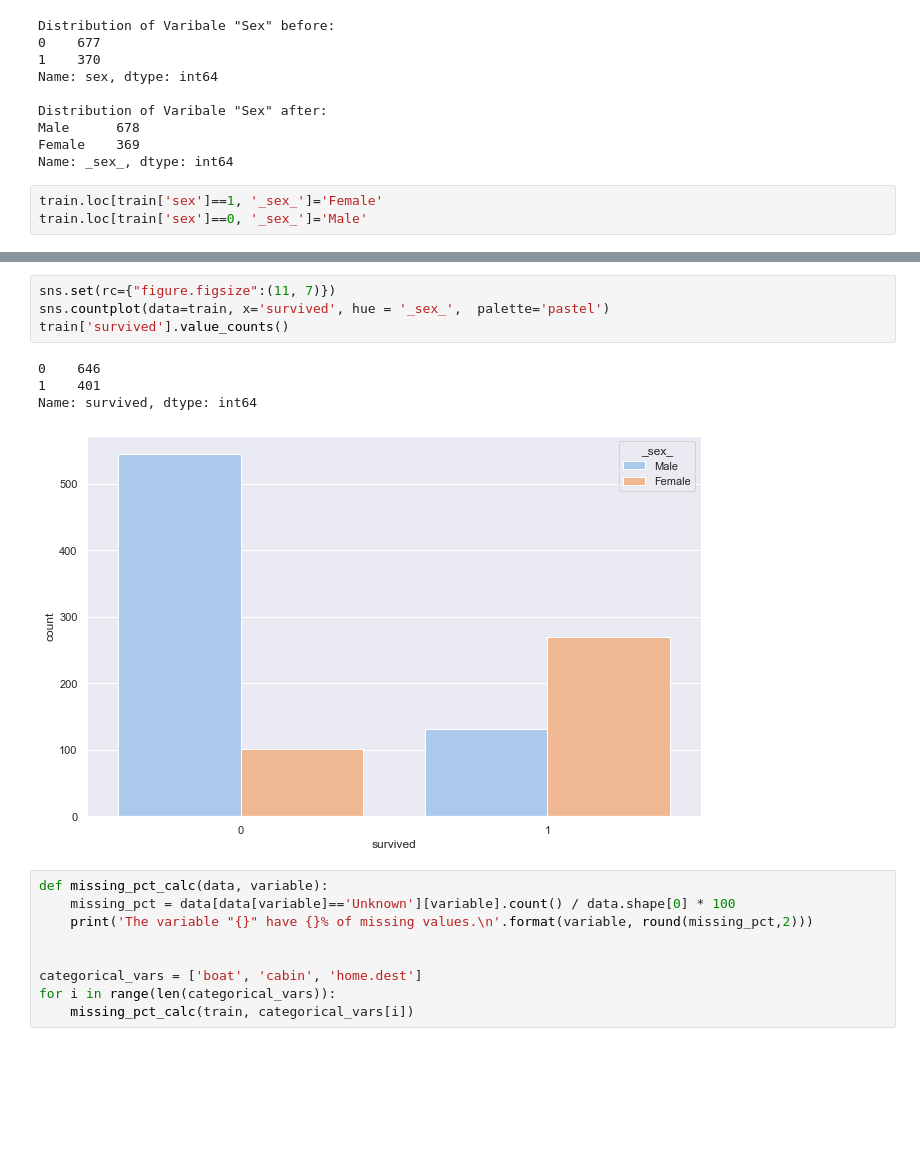
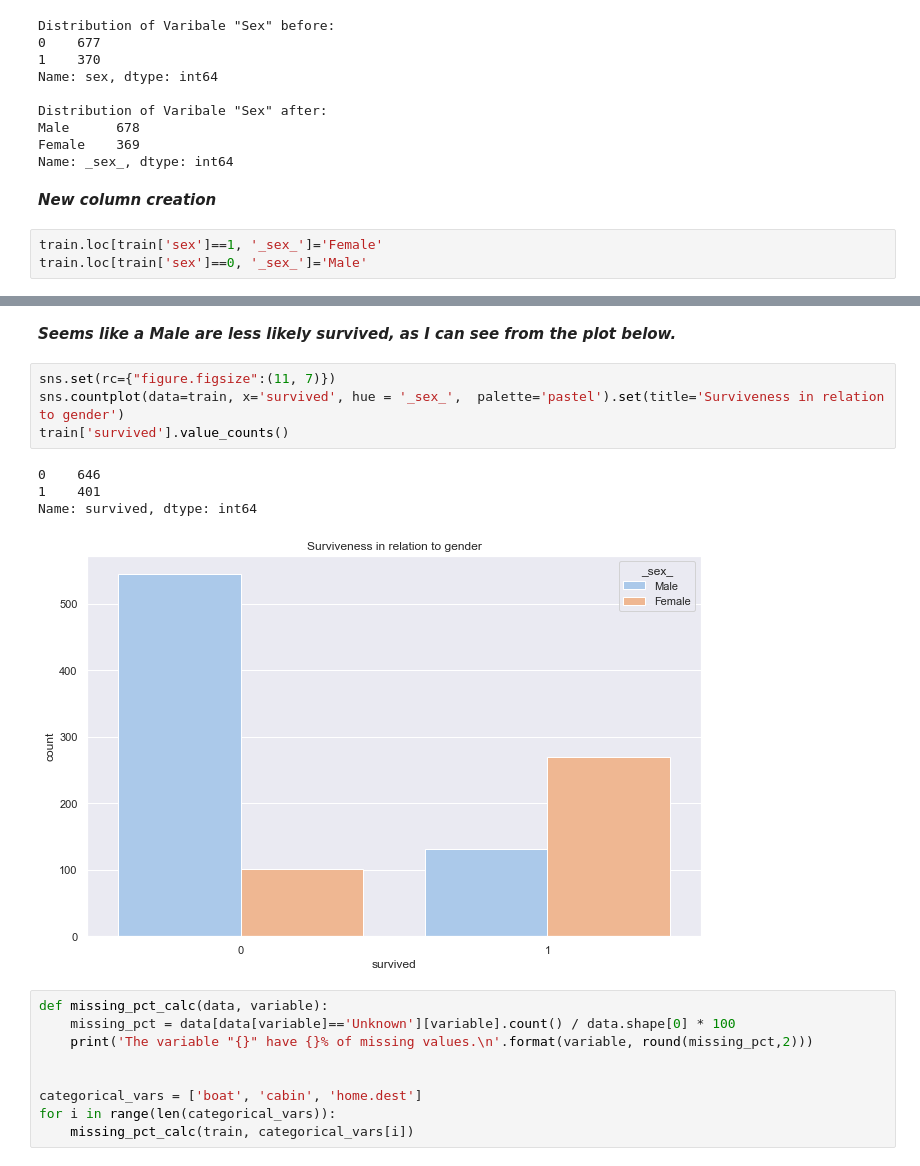
Before and after one commit to DimaFrank/ML, a Jupyter notebook: Titanic.ipynb, the cells around one changed output, grey strips where cells are left out. Saved outputs shown, nothing was run; the diff lists cells and outputs as text; blank space fills up the shorter version.

```diff
--- a/Titanic.ipynb
+++ b/Titanic.ipynb
@@ -135,6 +133,8 @@ Distribution of Varibale "Sex" after:
 Male      678
 Female    369
 Name: _sex_, dtype: int64
+# %% [markdown]
+***New column creation***
 # %%
 train.loc[train['sex']==1, '_sex_']='Female'
 train.loc[train['sex']==0, '_sex_']='Male'
@@ -147,15 +147,17 @@ train.head()
 | 555 | 18 | Unknown | -1 | Unknown | 2 | 13.0000 | Kontiolahti, Finland / Detroit, MI | Hiltunen, Miss. Marta | 1 | 1 | 1 | ... |
 | 382 | 37 | Unknown | -1 | Unknown | 2 | 9.5875 | Unknown | Laitinen, Miss. Kristina Sofia | 0 | 2 | 1 | ... |
 | 316 | 41 | Unknown | -1 | Unknown | 2 | 39.6875 | Unknown | Panula, Mrs. Juha (Maria Emilia O... | 5 | 2 | 1 | ... |
+# %% [markdown]
+***Seems like a Male are less likely survived, as I can see from the plot below.***
 # %%
 sns.set(rc={"figure.figsize":(11, 7)})
-sns.countplot(data=train, x='survived', hue = '_sex_',  palette='pastel')
+sns.countplot(data=train, x='survived', hue = '_sex_',  palette='pastel').set(title='Surviveness in relation to gender')
 train['survived'].value_counts()
 # %% [output]
 0    646
 1    401
 Name: survived, dtype: int64
-[figure, old version]
+[figure, new version]
 # %%
 def missing_pct_calc(data, variable):
     missing_pct = data[data[variable]=='Unknown'][variable].count() / data.shape[0] * 100
```
Also changed, not shown: parts of 72 cells of this notebook.
